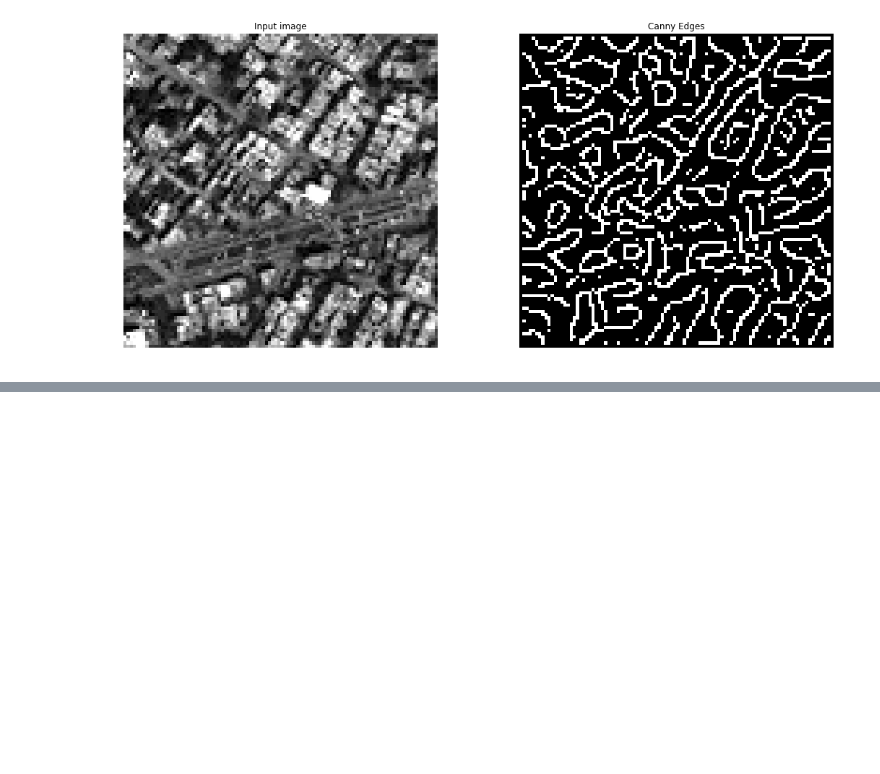
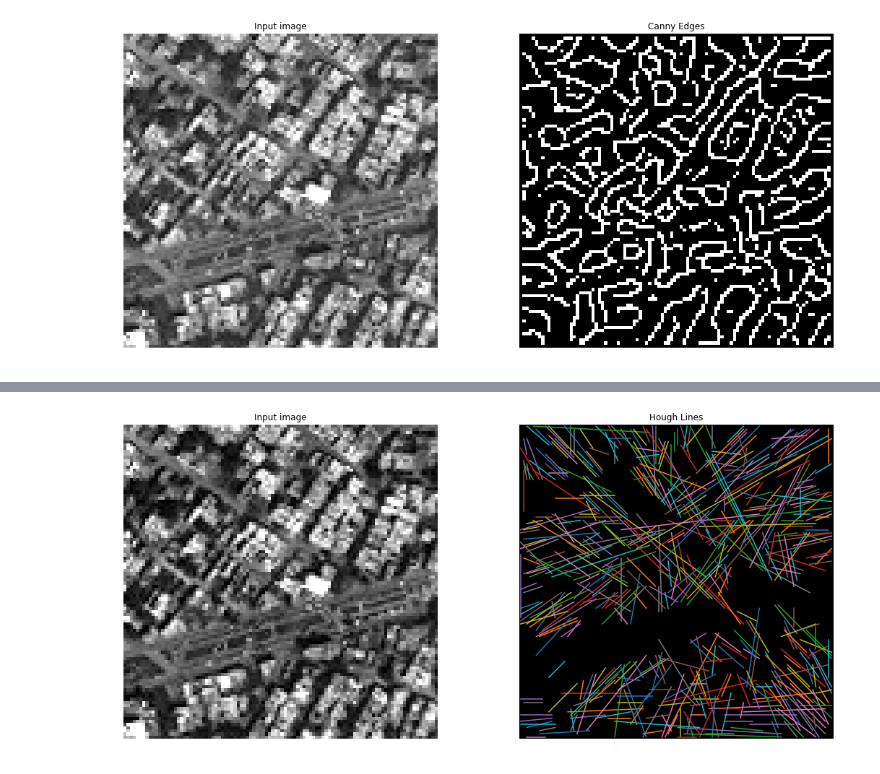
Before and after one commit to DynaSlum/satsense, a Jupyter notebook: Python/Notebooks/source_notebooks/canny-lines.ipynb, the cells around one changed output, grey strips where cells are left out. Saved outputs shown, nothing was run; the diff lists cells and outputs as text; code cells hidden in the pictures; blank space fills up the shorter version.

```diff
--- a/Python/Notebooks/source_notebooks/canny-lines.ipynb
+++ b/Python/Notebooks/source_notebooks/canny-lines.ipynb
@@ -68,0 +89,22 @@ plt.show()
+# %%
+lines = probabilistic_hough_line(sobel>1.1, threshold=10, line_length=5,
+                                 line_gap=3)
+# %%
+fig, (ax1, ax2) = plt.subplots(1, 2, figsize=(18, 8), sharex=True, sharey=True)
+
+ax1.axis('off')
+ax1.imshow(img, cmap=plt.cm.gray)
+ax1.set_title('Input image')
+ax1.set_adjustable('box-forced')
+
+ax2.axis('off')
+ax2.imshow(edges*0, cmap = plt.cm.gray)
+for line in lines:
+    p0, p1 = line
+    ax2.plot((p0[0], p1[0]), (p0[1], p1[1]))
+
+ax2.set_title('Hough Lines')
+ax1.set_adjustable('box-forced')
+plt.show()
+# %% [output]
+[figure, added]
```
Also changed, not shown: parts of 8 cells of this notebook, 12 other files.
